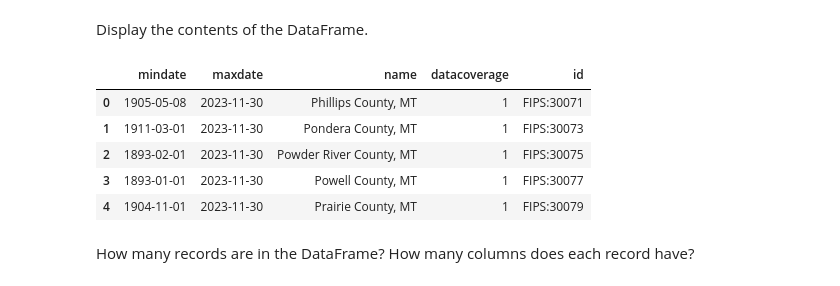
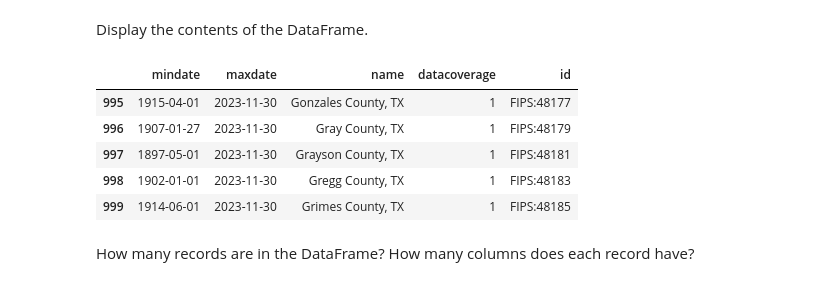
Before and after one commit to CKogut/DataEngineering.Labs.NOAALocations, a Jupyter notebook: loading_locations_data_into_dataframes.ipynb, the cells around one changed output. Drawn from its saved outputs; the diff is of its cells as text; code cells hidden in the pictures.

```diff
--- a/loading_locations_data_into_dataframes.ipynb
+++ b/loading_locations_data_into_dataframes.ipynb
@@ -49,14 +49,14 @@ df = pd.DataFrame(json_contents["results"])
 Display the contents of the DataFrame.
 # %%
 # Display contents of the DataFrame here.
-df.head()
+df.tail()
 # %% [output]
 |  | mindate | maxdate | name | datacoverage | id |
-| 0 | 1905-05-08 | 2023-11-30 | Phillips County, MT | 1 | FIPS:30071 |
-| 1 | 1911-03-01 | 2023-11-30 | Pondera County, MT | 1 | FIPS:30073 |
-| 2 | 1893-02-01 | 2023-11-30 | Powder River County, MT | 1 | FIPS:30075 |
-| 3 | 1893-01-01 | 2023-11-30 | Powell County, MT | 1 | FIPS:30077 |
-| 4 | 1904-11-01 | 2023-11-30 | Prairie County, MT | 1 | FIPS:30079 |
+| 995 | 1915-04-01 | 2023-11-30 | Gonzales County, TX | 1 | FIPS:48177 |
+| 996 | 1907-01-27 | 2023-11-30 | Gray County, TX | 1 | FIPS:48179 |
+| 997 | 1897-05-01 | 2023-11-30 | Grayson County, TX | 1 | FIPS:48181 |
+| 998 | 1902-01-01 | 2023-11-30 | Gregg County, TX | 1 | FIPS:48183 |
+| 999 | 1914-06-01 | 2023-11-30 | Grimes County, TX | 1 | FIPS:48185 |
 # %% [markdown]
 How many records are in the DataFrame? How many columns does each record have?
 # %%
```
Also changed, not shown: parts of 16 cells of this notebook, 3 other files.
